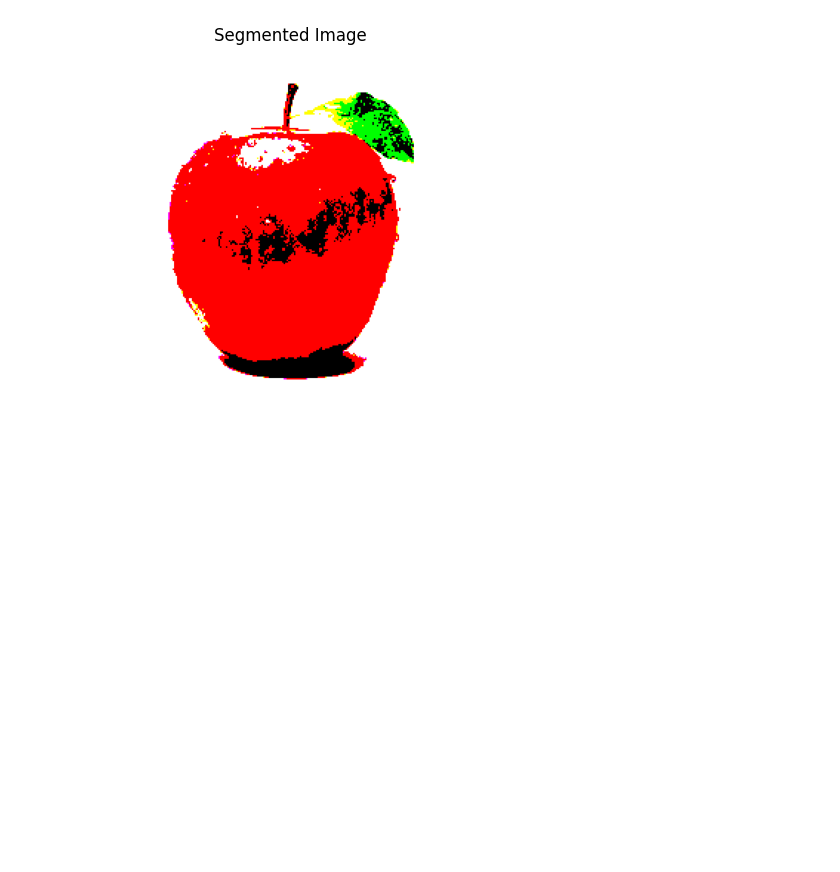
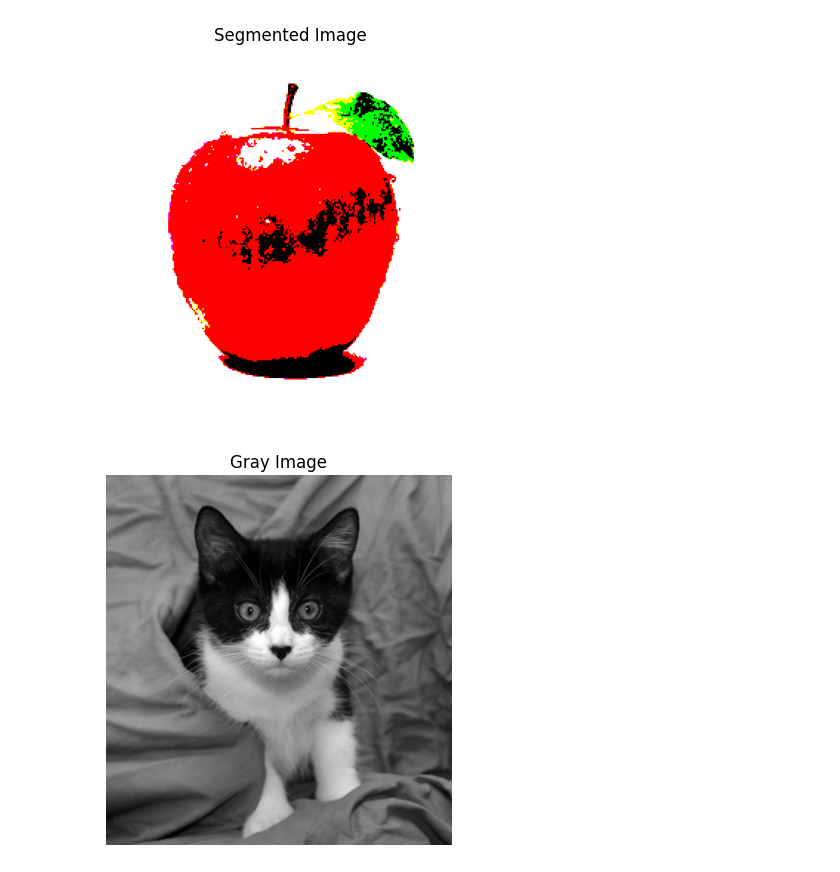
Before and after one commit to tinnimithun/tinnimithun, a Jupyter notebook: DIP_Lab_Task.ipynb, the cells around one changed output. Saved outputs shown, nothing was run; the diff lists cells and outputs as text; code cells hidden in the pictures; blank space fills up the shorter version.

```diff
--- a/DIP_Lab_Task.ipynb
+++ b/DIP_Lab_Task.ipynb
@@ -97,3 +97,42 @@ else:
     plt.show()
 # %% [output]
 [figure]
+# %%
+#2
+import cv2
+import numpy as np
+import matplotlib.pyplot as plt
+
+# Function to convert an RGB image to grayscale
+def rgb2gray(image):
+    rows, cols, channels = image.shape
+
+    # Initialize the output grayscale image
+    output = np.zeros((rows, cols), dtype=np.uint8)
+
+    for i in range(rows):
+        for j in range(cols):
+            # Get the BGR values (OpenCV loads images in BGR format by default)
+            b, g, r = image[i, j]  # Note: OpenCV uses BGR order
+            # Compute the grayscale value
+            output[i, j] = int(r * 0.29 + g * 0.58 + b * 0.11)
+
+    return output
+
+# Read the input image
+img2 = cv2.imread('/content/DIP_Lab_task_02.jpg')
+
+# Check if the image is loaded correctly
+if img2 is None:
+    print("Error: Image not loaded. Please ensure the file path is correct.")
+else:
+    # Convert the image to grayscale
+    gray_img = rgb2gray(img2)
+
+    # Display the grayscale image
+    plt.imshow(gray_img, cmap='gray')
+    plt.axis('off')
+    plt.title('Gray Image')
+    plt.show()
+# %% [output]
+[figure, added]
```
